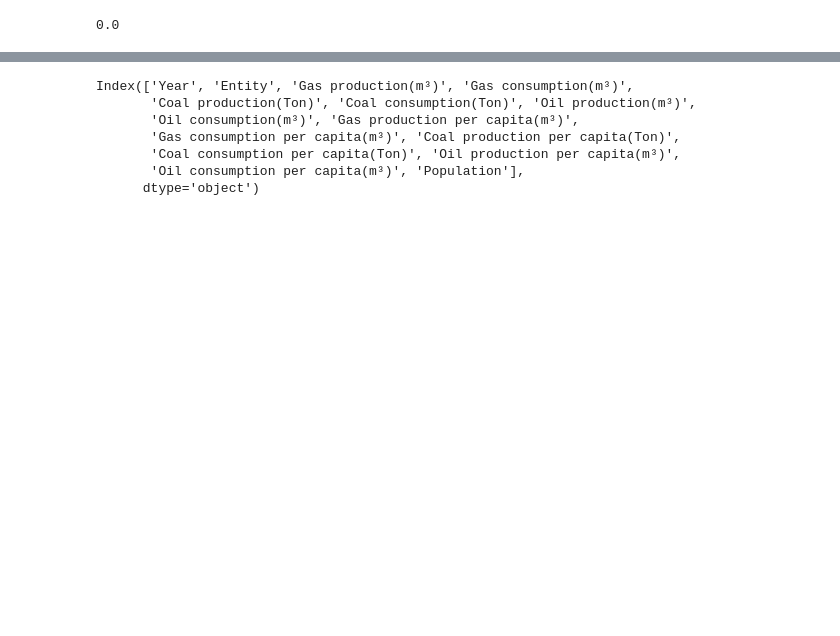
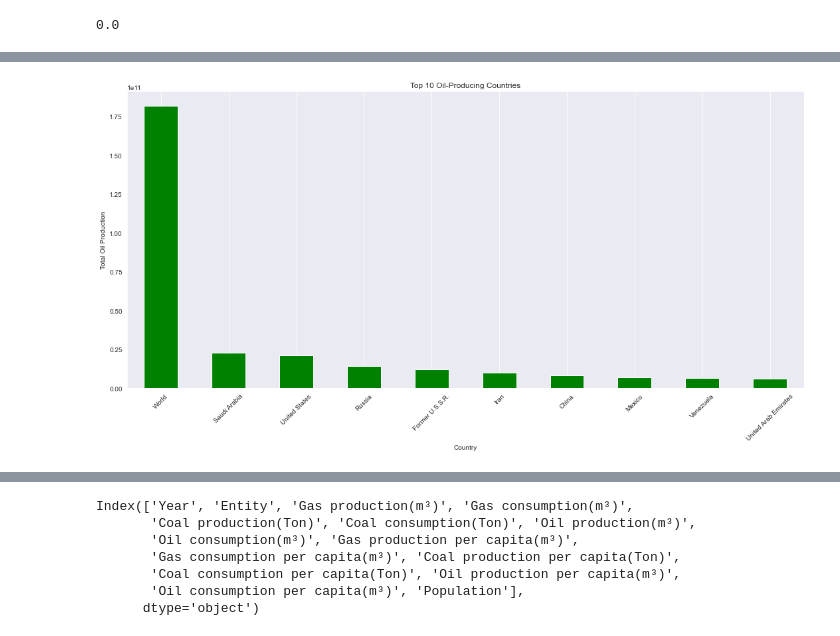
Before and after one commit to EjiKanyi/Fuel-production-vs-consumption, a Jupyter notebook: index.ipynb, the cells around one changed output, grey strips where cells are left out. Drawn from its saved outputs; the diff is of its cells as text; code cells hidden in the pictures; blank space fills up the shorter version.

```diff
--- a/index.ipynb
+++ b/index.ipynb
@@ -185,0 +245,5 @@ data['Gas production(m³)'].min()
+# %%
+oil_producers = data.groupby('Entity')['Oil production(m³)'].sum()
+top_ten_oil_producers = oil_producers.nlargest(10)
+
+print(top_ten_oil_producers)
@@ -185,0 +263,15 @@ data['Gas production(m³)'].min()
+# %%
+# Top 10 Oil-Producing Countries
+plt.figure(figsize=(15,8))
+
+top_ten_oil_producers.plot(kind='bar',color='green')
+plt.title('Top 10 Oil-Producing Countries')
+plt.xlabel('Country')
+plt.ylabel('Total Oil Production')
+plt.xticks(rotation=45)  # Rotate country names for better readability
+plt.grid(axis='y')  # Show gridlines along the y-axis
+
+plt.tight_layout()
+plt.show()
+# %% [output]
+[figure, added]
```
Also changed, not shown: parts of 23 cells of this notebook.
